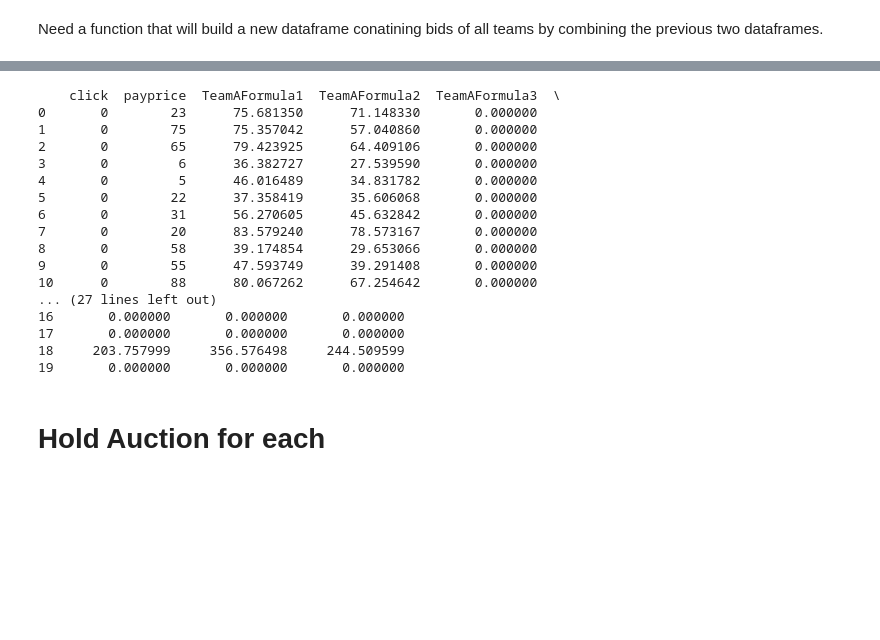
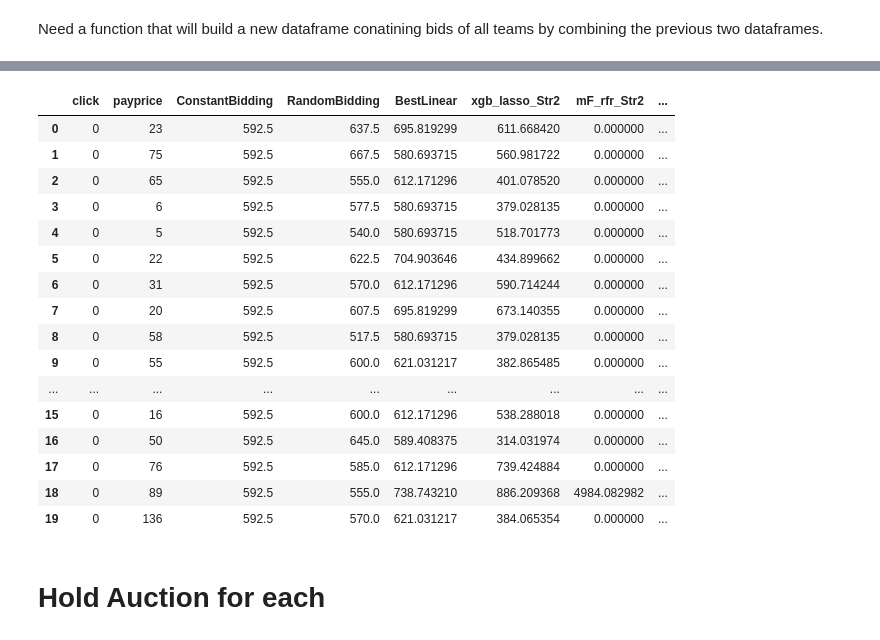
Before and after one commit to asfakianakis/COMPGW02_Web_Economics, a Jupyter notebook: MultiAgentBidding.ipynb, the cells around one changed output, grey strips where cells are left out. Saved outputs shown, nothing was run; the diff lists cells and outputs as text; code cells hidden in the pictures; blank space fills up the shorter version.

Commit message:
Multi-Agent ,produce submissions for API and updated constant bidding

```diff
--- a/MultiAgentBidding.ipynb
+++ b/MultiAgentBidding.ipynb
@@ -78,0 +130,16 @@ print(teamABaseBid.head(2))
+# %%
+def BestLinearBidding(resBaseBid,resCTR):
+    avCTR = resCTR['pCTR'].mean()
+    Bids = resBaseBid['predicted_payprice'].values * (resCTR['pCTR'].values/avCTR)
+    return Bids
+# %%
+def Strategy1(sub_basebid,sub_pCTR):
+    avgCTR = sub_pCTR["pCTR"].mean()
+    base_bid = 105.46
+    bidprice = (sub_pCTR["pCTR"] * base_bid) / avgCTR
+    return bidprice
+# %%
+def Strategy2(sub_basebid,sub_pCTR):
+    avgCTR = sub_pCTR["pCTR"].mean()
+    bidprice = (sub_pCTR["pCTR"].values * sub_basebid["predicted_payprice"].values) / avgCTR
+    return bidprice
@@ -142,0 +235,26 @@ print(resultsBids.head(20))
+# %%
+for multiples in range(150,160,5):
+    resultsBids['ConstantBidding'] = CostantBidding(EightyNineBB,lr_data)
+    resultsBids['RandomBidding'] = RandomBidding(EightyNineBB,lr_data)
+    resultsBids['BestLinear'] = BestLinearBidding(EightyNineBB,xgb_pCTR)
+    resultsBids['xgb_lasso_Str2'] = Strategy2(lasso_pBB,xgb_pCTR)
+    resultsBids['mF_rfr_Str2'] = Strategy2(rfr_pBB,mF_pCTR)
+    resultsBids['mF_eN_Str1'] = Strategy1(eN_pBB,mF_pCTR)
+
+    resultsBids['ConstantBidding'] = resultsBids['ConstantBidding'].values * multiples/10
+    resultsBids['RandomBidding'] = resultsBids['RandomBidding'].values * multiples/10
+    resultsBids['BestLinear'] = resultsBids['BestLinear'].values * multiples/10
+    resultsBids['xgb_lasso_Str2'] = resultsBids['xgb_lasso_Str2'].values * multiples/10
+    resultsBids['mF_rfr_Str2'] = resultsBids['mF_rfr_Str2'].values * multiples/10
+    resultsBids['mF_eN_Str1'] = resultsBids['mF_eN_Str1'].values * multiples/10
+
+    dataSubset = resultsBids.sample(frac=0.2, replace=False).copy(True) #divided by 5 to get similar environment
+    dataSubset.reset_index(drop=True, inplace=True)
+
+    s = Scorer()
+    df_summary,df = s.set_df(dataSubset, ['ConstantBidding', 'RandomBidding', 'BestLinear','xgb_lasso_Str2', 'mF_rfr_Str2', 'mF_eN_Str1'],6250000,20)
+    # /5 because 6 teams instead of 30
+    print("Multiples of budget spent:",multiples/10)
+    print(df_summary.sort_values(by=['click']))
+    print()
+    print()
@@ -143,20 +280,20 @@ print(resultsBids.head(20))
 # %%
-print(resultsBids.head(20))
+resultsBids.head(20)
 # %% [output]
-    click  payprice  TeamAFormula1  TeamAFormula2  TeamAFormula3  \
-0       0        23      75.681350      71.148330       0.000000
-1       0        75      75.357042      57.040860       0.000000
-2       0        65      79.423925      64.409106       0.000000
-3       0         6      36.382727      27.539590       0.000000
-4       0         5      46.016489      34.831782       0.000000
-5       0        22      37.358419      35.606068       0.000000
-6       0        31      56.270605      45.632842       0.000000
-7       0        20      83.579240      78.573167       0.000000
-8       0        58      39.174854      29.653066       0.000000
-9       0        55      47.593749      39.291408       0.000000
-10      0        88      80.067262      67.254642       0.000000
-... (27 lines left out)
-16       0.000000       0.000000       0.000000
-17       0.000000       0.000000       0.000000
-18     203.757999     356.576498     244.509599
-19       0.000000       0.000000       0.000000
+|  | click | payprice | ConstantBidding | RandomBidding | BestLinear | xgb_lasso_Str2 | mF_rfr_Str2 | ... |
+| 0 | 0 | 23 | 592.5 | 637.5 | 695.819299 | 611.668420 | 0.000000 | ... |
+| 1 | 0 | 75 | 592.5 | 667.5 | 580.693715 | 560.981722 | 0.000000 | ... |
+| 2 | 0 | 65 | 592.5 | 555.0 | 612.171296 | 401.078520 | 0.000000 | ... |
+| 3 | 0 | 6 | 592.5 | 577.5 | 580.693715 | 379.028135 | 0.000000 | ... |
+| 4 | 0 | 5 | 592.5 | 540.0 | 580.693715 | 518.701773 | 0.000000 | ... |
+| 5 | 0 | 22 | 592.5 | 622.5 | 704.903646 | 434.899662 | 0.000000 | ... |
+| 6 | 0 | 31 | 592.5 | 570.0 | 612.171296 | 590.714244 | 0.000000 | ... |
+| 7 | 0 | 20 | 592.5 | 607.5 | 695.819299 | 673.140355 | 0.000000 | ... |
+| 8 | 0 | 58 | 592.5 | 517.5 | 580.693715 | 379.028135 | 0.000000 | ... |
+| 9 | 0 | 55 | 592.5 | 600.0 | 621.031217 | 382.865485 | 0.000000 | ... |
+| ... | ... | ... | ... | ... | ... | ... | ... | ... |
+| 15 | 0 | 16 | 592.5 | 600.0 | 612.171296 | 538.288018 | 0.000000 | ... |
+| 16 | 0 | 50 | 592.5 | 645.0 | 589.408375 | 314.031974 | 0.000000 | ... |
+| 17 | 0 | 76 | 592.5 | 585.0 | 612.171296 | 739.424884 | 0.000000 | ... |
+| 18 | 0 | 89 | 592.5 | 555.0 | 738.743210 | 886.209368 | 4984.082982 | ... |
+| 19 | 0 | 136 | 592.5 | 570.0 | 621.031217 | 384.065354 | 0.000000 | ... |
```
Also changed, not shown: parts of 27 cells of this notebook, 5 other files.
